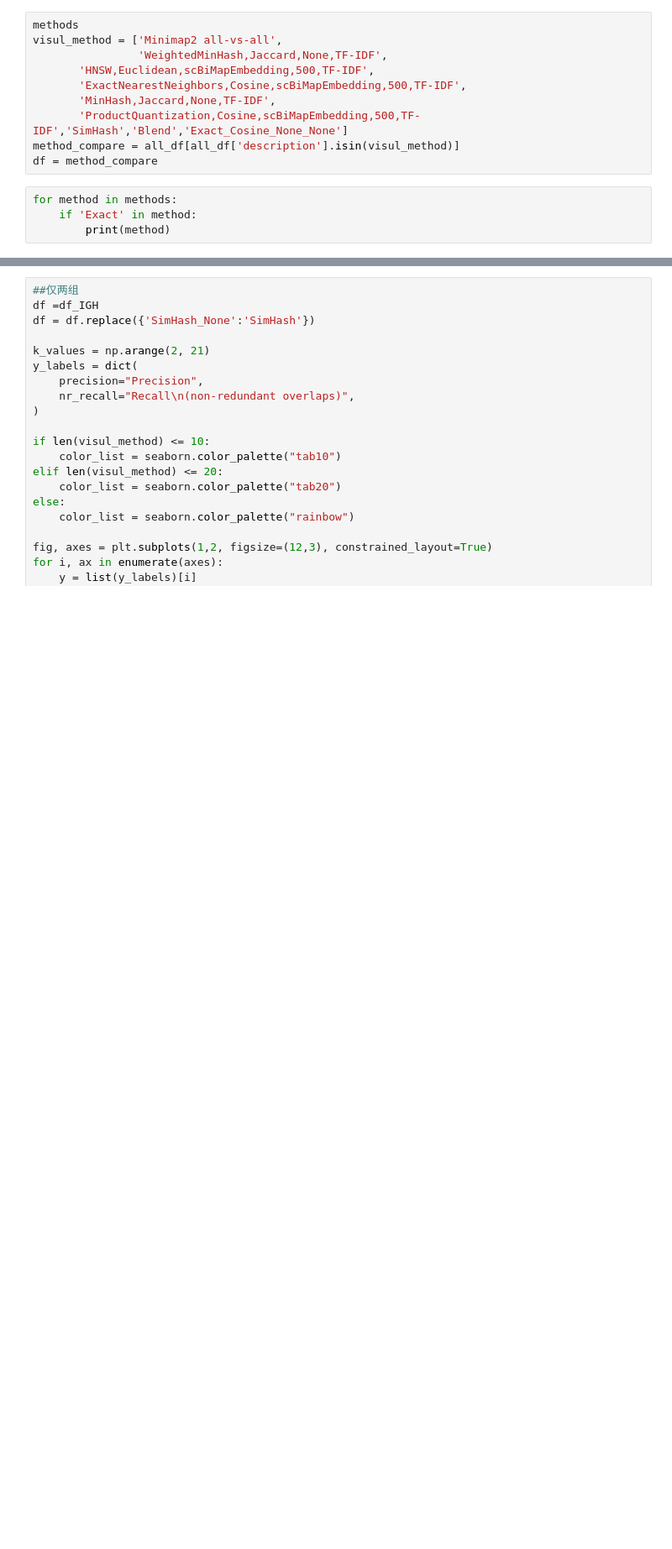
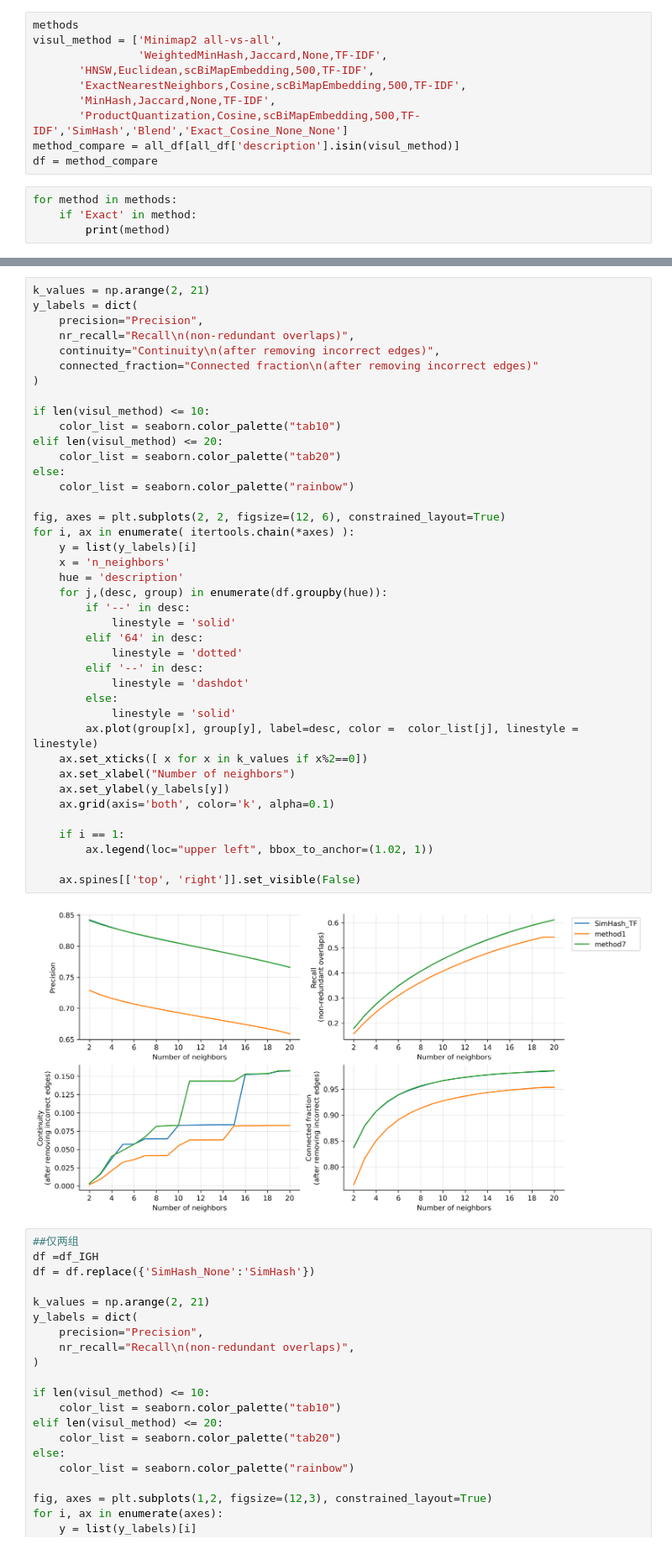
Before and after one commit to jzhang-dev/kNN-overlap-finder, a Jupyter notebook: notebooks/visulization/visulization.ipynb, the cells around one changed output, grey strips where cells are left out. Shown at 84% size. Saved outputs shown, nothing was run; the diff lists cells and outputs as text; blank space fills up the shorter version.

```diff
--- a/notebooks/visulization/visulization.ipynb
+++ b/notebooks/visulization/visulization.ipynb
@@ -256,3 +208,45 @@ for i, ax in enumerate( itertools.chain(*axes) ):
+# %%
+k_values = np.arange(2, 21)
+y_labels = dict(
+    precision="Precision",
+    nr_recall="Recall\n(non-redundant overlaps)",
+    continuity="Continuity\n(after removing incorrect edges)",
+    connected_fraction="Connected fraction\n(after removing incorrect edges)"
+)
+
+if len(visul_method) <= 10:
+    color_list = seaborn.color_palette("tab10")
+elif len(visul_method) <= 20:
+    color_list = seaborn.color_palette("tab20")
+else:
+    color_list = seaborn.color_palette("rainbow")
+
+fig, axes = plt.subplots(2, 2, figsize=(12, 6), constrained_layout=True)
+for i, ax in enumerate( itertools.chain(*axes) ):
+    y = list(y_labels)[i]
+    x = 'n_neighbors'
+    hue = 'description'
+    for j,(desc, group) in enumerate(df.groupby(hue)):
+        if '--' in desc:
+            linestyle = 'solid'
+        elif '64' in desc:
+            linestyle = 'dotted'
+        elif '--' in desc:
+            linestyle = 'dashdot'
+        else:
+            linestyle = 'solid'
+        ax.plot(group[x], group[y], label=desc, color =  color_list[j], linestyle = linestyle)
+    ax.set_xticks([ x for x in k_values if x%2==0])
+    ax.set_xlabel("Number of neighbors")
+    ax.set_ylabel(y_labels[y])
+    ax.grid(axis='both', color='k', alpha=0.1)
+
+    if i == 1:
+        ax.legend(loc="upper left", bbox_to_anchor=(1.02, 1))
+
+    ax.spines[['top', 'right']].set_visible(False)
+# %% [output]
+[figure, added]
 # %%
 ##仅两组
 df =df_IGH
```
Also changed, not shown: parts of 11 cells of this notebook, 18 other files.
